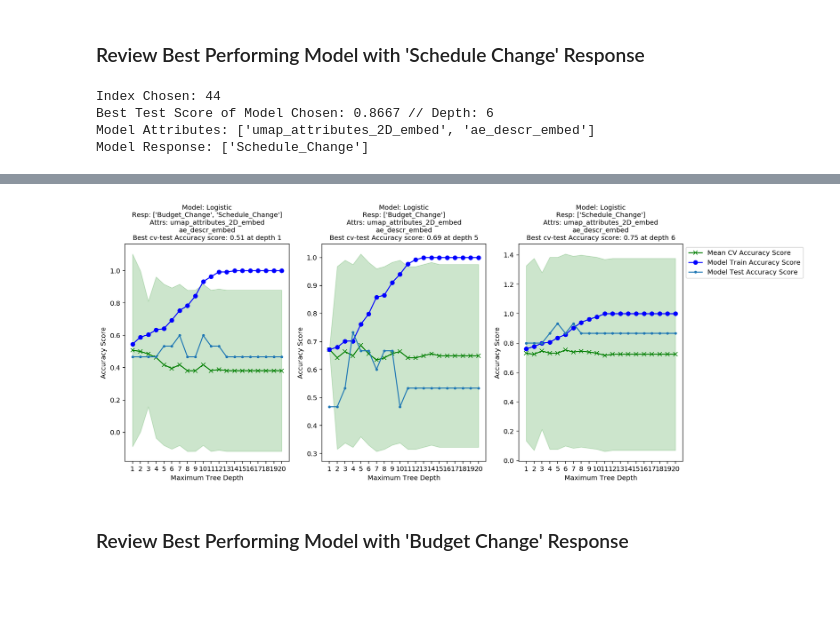
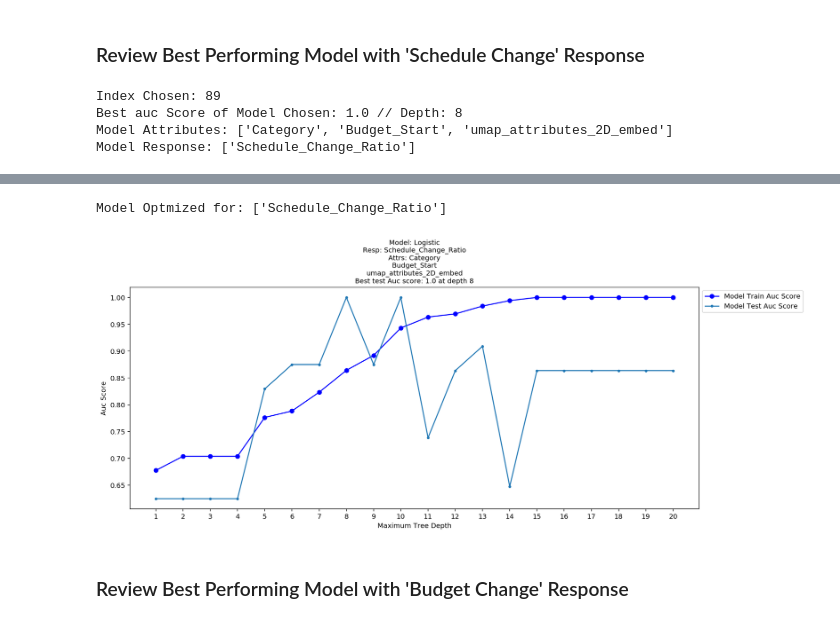
Before and after one commit to sedelmeyer/cs109b_groupproject, a Jupyter notebook: notebooks/0X_tree_models_updated.ipynb, the cells around one changed output, grey strips where cells are left out. Cells and saved outputs as stored; diff of their text form; code cells hidden in the pictures; blank space fills up the shorter version.

Commit message:
tree model updates

```diff
--- a/notebooks/0X_tree_models_updated.ipynb
+++ b/notebooks/0X_tree_models_updated.ipynb
@@ -328,0 +380,6 @@ Using LOGISTIC models
+# %%
+nondescr_attrbutes = ['Category', 'Budget_Start', 'Duration_Start', 'umap_attributes_2D_embed']
+descr_attributes = ['umap_descr_2D_embed', 'ae_descr_embed', 'pca_descr_embed']
+responses_list = [['Budget_Change_Ratio'], ['Schedule_Change_Ratio']]
+
+results_all, model_dicts = calc_models(nondescr_attrbutes, descr_attributes, responses_list, logistic=True)
@@ -346,30 +396,39 @@ results_df.sort_values(by='test_score', ascending=False)
 # %% [markdown]
 ### Review Best Performing Model with 'Schedule Change' Response
 # %%
-resp = 'Schedule_Change'
-max_score = results_df[log_results_df[resp]==1].test_score.max()
-idx = results_df[(results_df[resp]==1) & (results_df.test_score==max_score)].sort_values(by='best_cv_score').iloc[0].name
+resp = 'Schedule_Change_Ratio'
+max_score = results_df[results_df[resp]==1].test_score.max()
+idx = results_df[(results_df[resp]==1) & (results_df.test_score==max_score)].sort_values(by='test_score').iloc[0].name
+score_type = results_df.iloc[idx].scoring
 print(f"Index Chosen: {idx}")
 
-m_dict = results_df.iloc[idx]
-attributes = m_dict.attributes
-responses_list = [['Budget_Change','Schedule_Change'], ['Budget_Change'], ['Schedule_Change']]
-_, _ = plot_tree(data_train, data_test, attributes=attributes, responses_list=responses_list, logistic=logistic, plot=True)
+m_dict = results_all[idx]
 
-print(f"Best Test Score of Model Chosen: {round(m_dict.get('test_score'),4)} // Depth: {m_dict.get('best_depth')}")
+print(f"Best {score_type} Score of Model Chosen: {round(max_score,4)} // Depth: {m_dict.get('best_depth')}")
 print(f"Model Attributes: {m_dict.get('attributes')}")
 print(f"Model Response: {m_dict.get('responses')}")
 
-tree_dot_data = tree.export_graphviz(m_dict.best_model, feature_names=m_dict.full_attributes)
+tree_dot_data = tree.export_graphviz(m_dict['best_model'], feature_names=m_dict['full_attributes'])
 gr = graphviz.Source(tree_dot_data)
 display(gr)
+
+plot_me(results_all[idx])
+
+with open('../models/tree_classifier_schedule_change_ratio.pkl', 'wb') as fp:
+    pickle.dump({
+                    'desc': 'best tree-classifier model predicting schedule_change_ratio',
+                    'model': m_dict['best_model'],
+                    'attributes': m_dict['full_attributes'],
+                    'responses': m_dict['responses']
+                }, fp)
 # %% [output]
-Index Chosen: 44
-Best Test Score of Model Chosen: 0.8667 // Depth: 6
-Model Attributes: ['umap_attributes_2D_embed', 'ae_descr_embed']
-Model Response: ['Schedule_Change']
+Index Chosen: 89
+Best auc Score of Model Chosen: 1.0 // Depth: 8
+Model Attributes: ['Category', 'Budget_Start', 'umap_attributes_2D_embed']
+Model Response: ['Schedule_Change_Ratio']
 [drawing not drawn]
+Model Optmized for: ['Schedule_Change_Ratio']
-[figure, old version]
+[figure, new version]
 # %% [markdown]
 ### Review Best Performing Model with 'Budget Change' Response
 # %%
```
Also changed, not shown: parts of 30 cells of this notebook, 1 other file.
